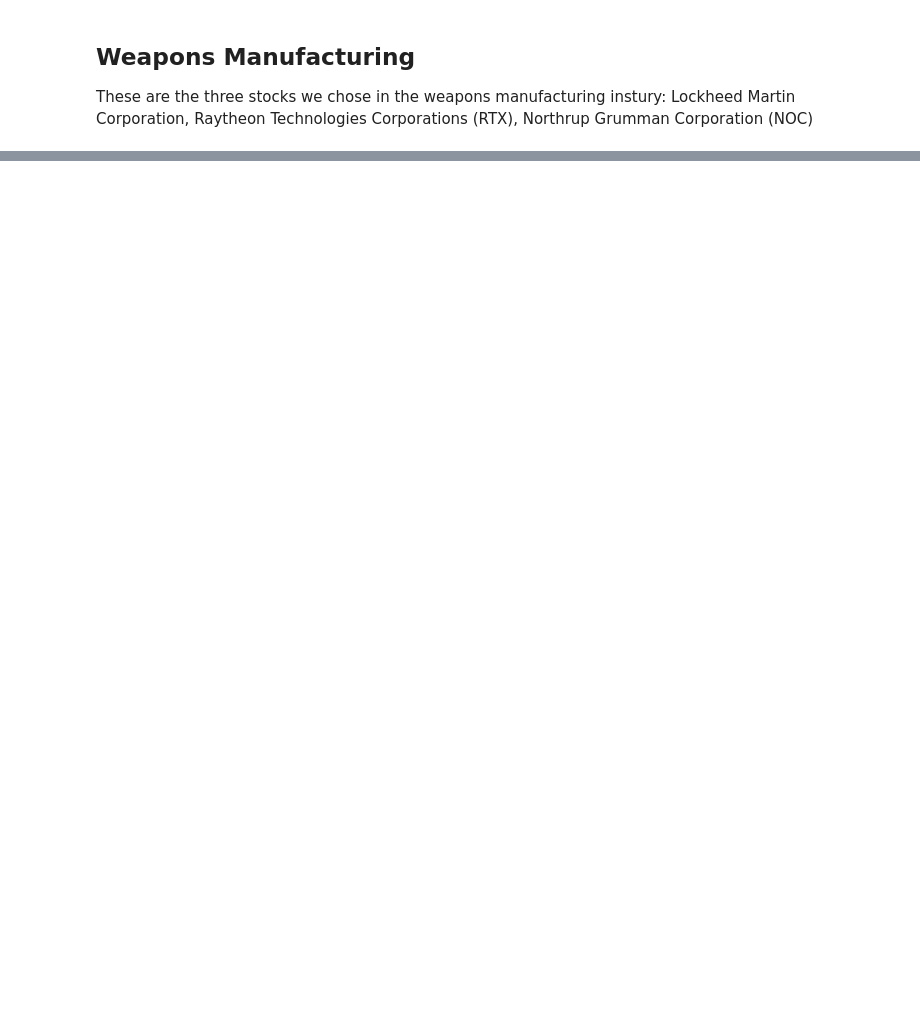
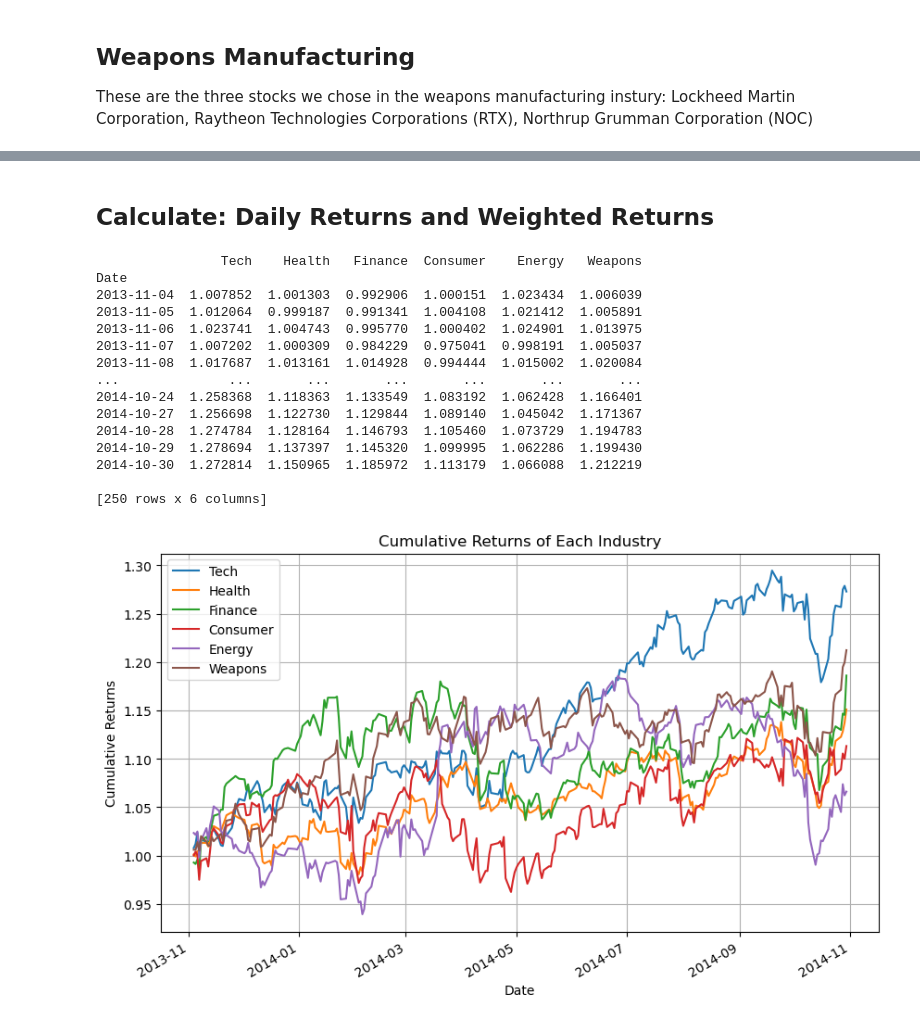
Before and after one commit to kaylah176/Project1, a Jupyter notebook: Project1_Midterm_2013_2014_2015.ipynb, the cells around one changed output, grey strips where cells are left out. Drawn from its saved outputs; the diff is of its cells as text; code cells hidden in the pictures; blank space fills up the shorter version.

Commit message:
pushing midterm plot

```diff
--- a/Project1_Midterm_2013_2014_2015.ipynb
+++ b/Project1_Midterm_2013_2014_2015.ipynb
@@ -983,0 +1247,33 @@ data_NOC = yf.download(NOC_stock, start=start_date, end=end_date)
+# %% [markdown]
+## Calculate: Daily Returns and Weighted Returns
+# %%
+cumulative_returns = (1 + returns_df).cumprod()
+print(cumulative_returns)
+
+# Export and save Cumulative Returns dataframe into a csv file
+cumulative_returns.to_csv('cumulative_returns_data2.csv', index=False)
+
+cumulative_returns.plot(figsize=(10, 6))  # Adjust figsize as needed
+plt.title('Cumulative Returns of Each Industry')
+plt.xlabel('Date')
+plt.ylabel('Cumulative Returns')
+plt.grid(True)
+plt.legend()
+plt.show()
+# %% [output]
+                Tech    Health   Finance  Consumer    Energy   Weapons
+Date
+2013-11-04  1.007852  1.001303  0.992906  1.000151  1.023434  1.006039
+2013-11-05  1.012064  0.999187  0.991341  1.004108  1.021412  1.005891
+2013-11-06  1.023741  1.004743  0.995770  1.000402  1.024901  1.013975
+2013-11-07  1.007202  1.000309  0.984229  0.975041  0.998191  1.005037
+2013-11-08  1.017687  1.013161  1.014928  0.994444  1.015002  1.020084
+...              ...       ...       ...       ...       ...       ...
+2014-10-24  1.258368  1.118363  1.133549  1.083192  1.062428  1.166401
+2014-10-27  1.256698  1.122730  1.129844  1.089140  1.045042  1.171367
+2014-10-28  1.274784  1.128164  1.146793  1.105460  1.073729  1.194783
+2014-10-29  1.278694  1.137397  1.145320  1.099995  1.062286  1.199430
+2014-10-30  1.272814  1.150965  1.185972  1.113179  1.066088  1.212219
+
+[250 rows x 6 columns]
+[figure, added]
```
Also changed, not shown: parts of 23 cells of this notebook, 7 other files.
